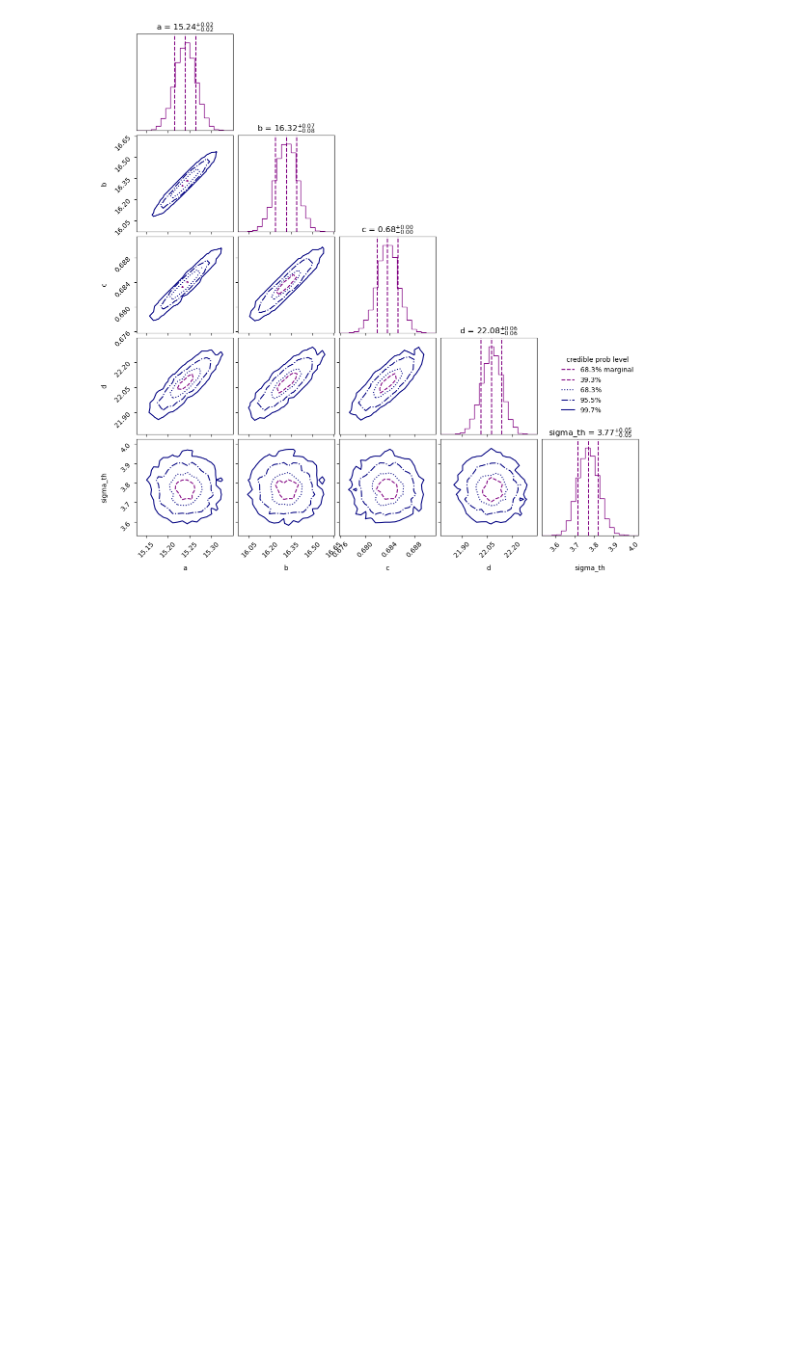
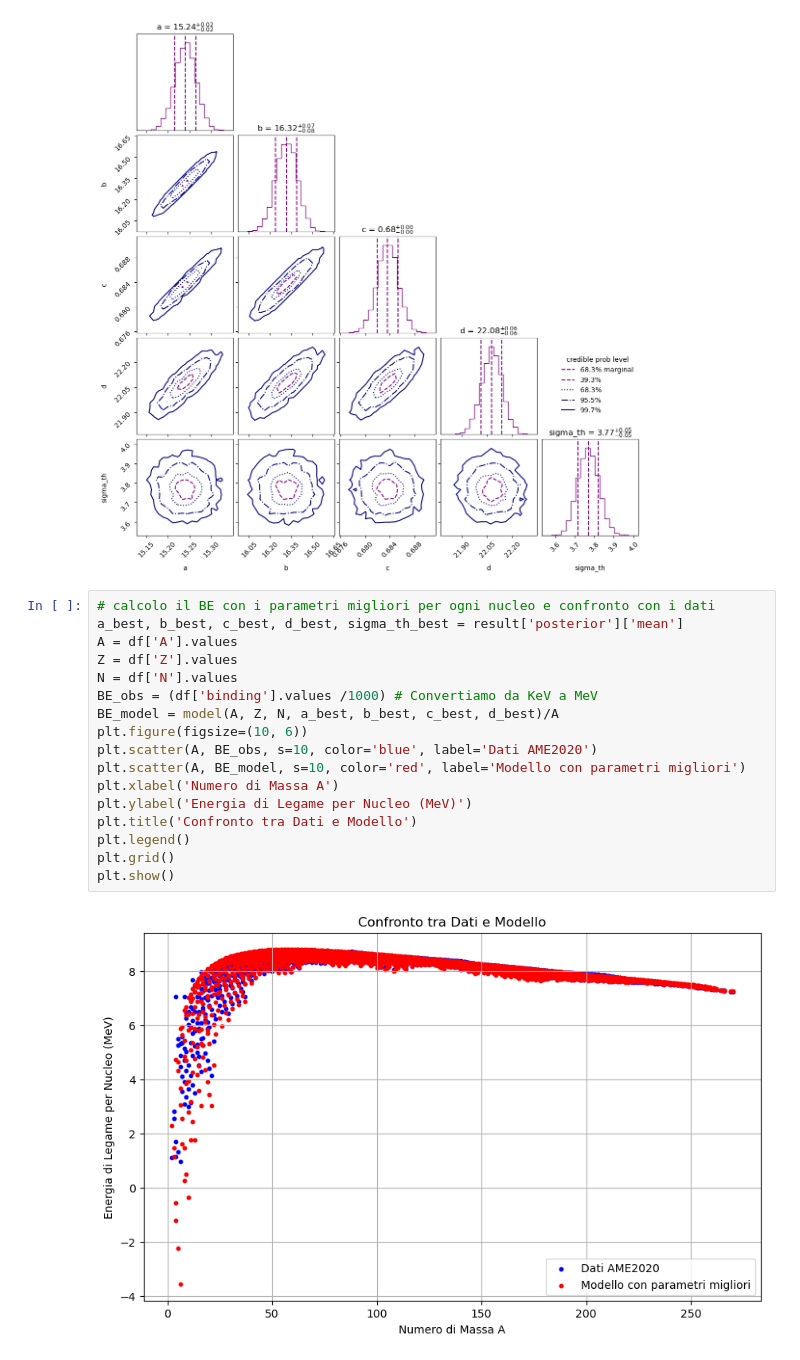
Before and after one commit to maddoc-g/5_masse_nucleari, a Jupyter notebook: masse_nucleari.ipynb, the cells around one changed output. Drawn from its saved outputs; the diff is of its cells as text; blank space fills up the shorter version.

```diff
--- a/masse_nucleari.ipynb
+++ b/masse_nucleari.ipynb
@@ -130,3 +150,22 @@ VBox(children=(HTML(value=''), GridspecLayout(children=(HTML(value="<div style='
 cornerplot = sampler.plot_corner()
 # %% [output]
 [figure]
+# %%
+# calcolo il BE con i parametri migliori per ogni nucleo e confronto con i dati
+a_best, b_best, c_best, d_best, sigma_th_best = result['posterior']['mean']
+A = df['A'].values
+Z = df['Z'].values
+N = df['N'].values
+BE_obs = (df['binding'].values /1000) # Convertiamo da KeV a MeV
+BE_model = model(A, Z, N, a_best, b_best, c_best, d_best)/A
+plt.figure(figsize=(10, 6))
+plt.scatter(A, BE_obs, s=10, color='blue', label='Dati AME2020')
+plt.scatter(A, BE_model, s=10, color='red', label='Modello con parametri migliori')
+plt.xlabel('Numero di Massa A')
+plt.ylabel('Energia di Legame per Nucleo (MeV)')
+plt.title('Confronto tra Dati e Modello')
+plt.legend()
+plt.grid()
+plt.show()
+# %% [output]
+[figure, added]
```
Also changed, not shown: parts of 4 cells of this notebook.
